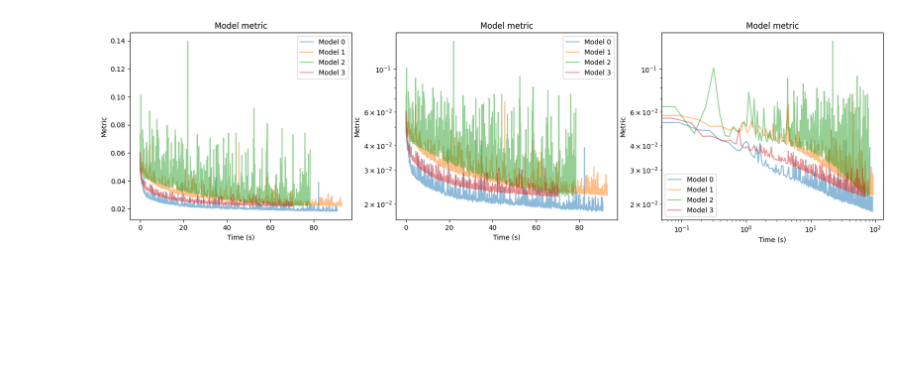
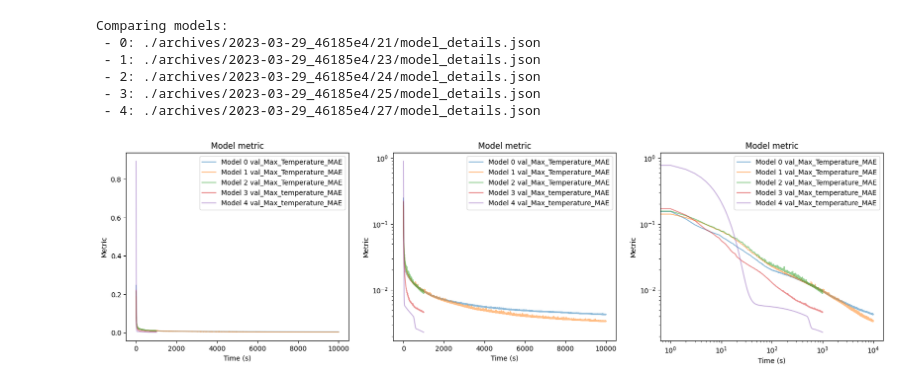
Before and after one commit to LeiRoF/M2-Internship, a Jupyter notebook: Compare_Models.ipynb, the cells around one changed output. Saved outputs shown, nothing was run; the diff lists cells and outputs as text; code cells hidden in the pictures; blank space fills up the shorter version.

```diff
--- a/Compare_Models.ipynb
+++ b/Compare_Models.ipynb
@@ -1,65 +1,65 @@
+# %%
+compare = "Max_temperature" # file name (in the folder "data/model_comparison") of the comparison to be made
+consider_models = "all" # list of int (from 0 to number of models - 1) or "all"
 # %%
 import numpy as np
 import matplotlib.pyplot as plt
 import pickle
+import json
 import pandas as pd
 
 fig, axs = plt.subplots(1, 3, figsize=(20, 5))
 
-source = "data/model_comparison/Dust_Map---Mass.txt"
+source = f"data/model_comparison/{compare}.txt"
 
 with open(source) as f:
     archives = f.readlines()
+    archives = [archive.strip() for archive in archives]
 
-models = []
-def print_model_summary(id):
-    print(models[id]['summary'])
+print("Comparing models:")
+for model_number, archive in enumerate(archives):
 
-for model_number, archive in enumerate(archives):
-    archive = archive.strip()
+    if consider_models != "all" and model_number not in consider_models:
+        continue
 
-    data = np.load(f'{archive}/results.npz')
-    training_time = data['training_time']
-    score = data['score']
-
-    with open(f'{archive}/history', "rb") as file_pi:
+    with open(f'{archive}/history.pickle', "rb") as file_pi:
         history = pickle.load(file_pi)
 
-    with open(f'{archive}/model_summary.txt', "r") as file:
-        summary = file.read()
+    with open(f'{archive}/model_details.json') as file:
+        details = json.load(file)
 
-    for line in summary.split('\n'):
-        if line.startswith('Metrics: '):
-            metrics = eval(line.removeprefix('Metrics: '))
-        if line.startswith('Loss: '):
-            loss = eval(line.removeprefix('Loss: '))
-        if line.startswith('Epochs: '):
-            epochs = int(line.removeprefix('Epochs: '))
-        if line.startswith('Optimizer: '):
-            optimizer = line.removeprefix('Optimizer: ')
+    epochs = details['epochs']
+    training_time = details['training_time']
+    summary = details['summary']
+    score = details['score']
+    metrics = details['metrics']
 
     time_range = np.linspace(0, training_time, epochs, endpoint=True)
 
-    models.append({
-        "summary": summary,
-    })
+    print(f" - {model_number}: {archive}/model_details.json")
 
-    for i, metric in enumerate(metrics):
-        # plt.plot(time_range, history[metric], alpha=0.5, label=f'({i}) Train {metric}')
-        axs[0].plot(time_range, history["val_" + metric], alpha=0.5, label=f'Model {model_number}')
-        axs[1].plot(time_range, history["val_" + metric], alpha=0.5, label=f'Model {model_number}')
-        axs[2].plot(time_range, history["val_" + metric], alpha=0.5, label=f'Model {model_number}')
+    for key in history.keys():
+        if (key.startswith('val_')) and (not key.endswith('_loss')):
+            if (compare.startswith("detailed/")) or (compare.lower() in key.lower()):
+                for ax in axs:
+                    ax.plot(history[key], alpha=0.5, label=f"Model {model_number} {key.replace(' ', '')}")
 
 for ax in axs:
     ax.set_title(f'Model metric')
     ax.set_ylabel('Metric')
     ax.set_xlabel('Time (s)')
     ax.legend()
 
 axs[1].set_yscale('log')
 axs[2].set_xscale('log')
 axs[2].set_yscale('log')
 
 plt.show()
 # %% [output]
+Comparing models:
+ - 0: ./archives/2023-03-29_46185e4/21/model_details.json
+ - 1: ./archives/2023-03-29_46185e4/23/model_details.json
+ - 2: ./archives/2023-03-29_46185e4/24/model_details.json
+ - 3: ./archives/2023-03-29_46185e4/25/model_details.json
+ - 4: ./archives/2023-03-29_46185e4/27/model_details.json
-[figure, old version]
+[figure, new version]
```
Also changed, not shown: parts of 3 cells of this notebook, 10 other files.
